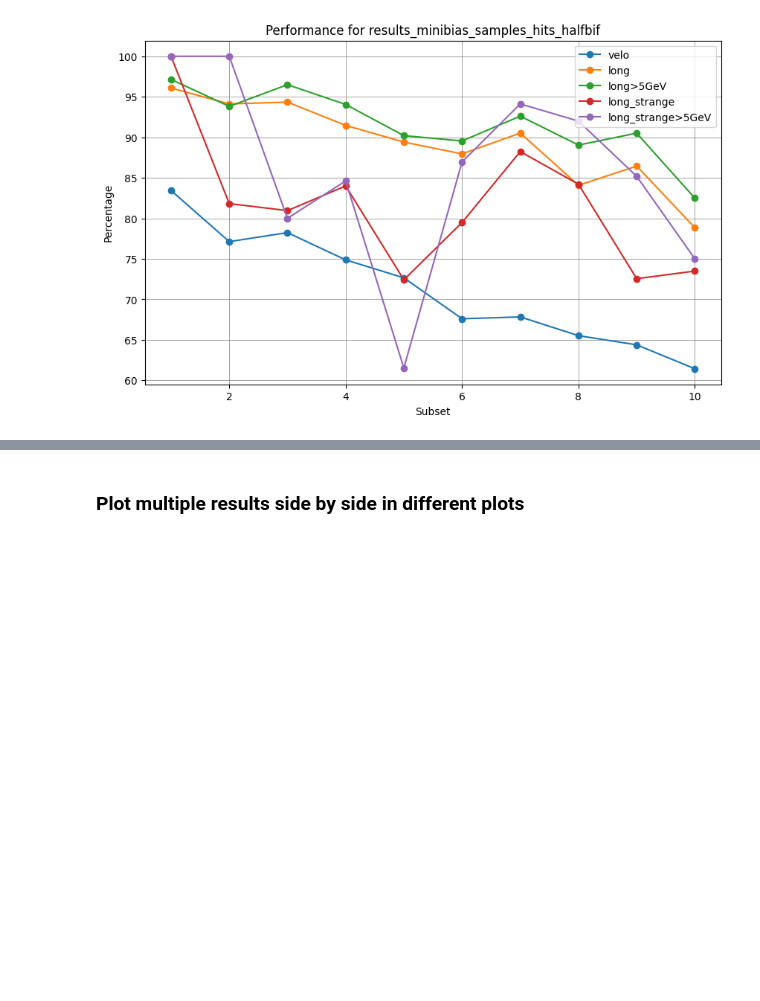
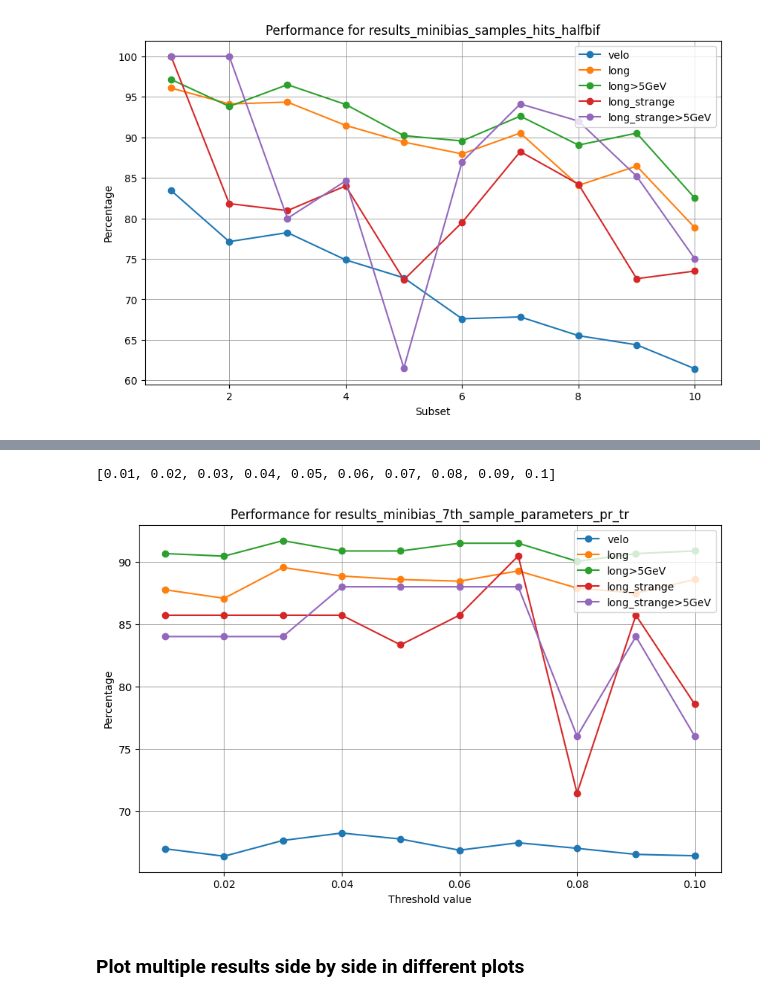
Before and after one commit to alawaree/Code_Thesis_HopfieldNetwork_VELO, a Jupyter notebook: results_analysis/plots_results_10_subsets.ipynb, the cells around one changed output, grey strips where cells are left out. Saved outputs shown, nothing was run; the diff lists cells and outputs as text; code cells hidden in the pictures; blank space fills up the shorter version.

```diff
--- a/results_analysis/plots_results_10_subsets.ipynb
+++ b/results_analysis/plots_results_10_subsets.ipynb
@@ -416,3 +457,13 @@ plot_reconstruction_eff_expriments(exp_name, metrics_names, dataset)
+# %%
+metrics_names = ['velo', 'long','long>5GeV', 'long_strange', 'long_strange>5GeV']
+exp_name = 'results_minibias_7th_sample_parameters_pr_tr'
+z= np.linspace(0.01, 0.1, 10).round(2).tolist()
+print(z)
+
+plot_reconstruction_eff_expriments(exp_name, metrics_names, z, xlabel='Threshold value')
+# %% [output]
+[0.01, 0.02, 0.03, 0.04, 0.05, 0.06, 0.07, 0.08, 0.09, 0.1]
+[figure, added]
 # %% [markdown]
 ### Plot multiple results side by side in different plots
 # %%
```
Also changed, not shown: parts of 17 cells of this notebook.
